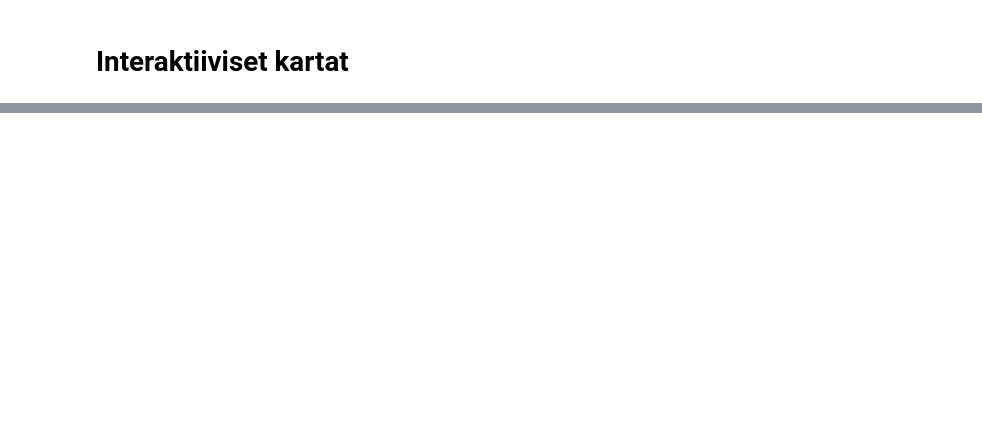
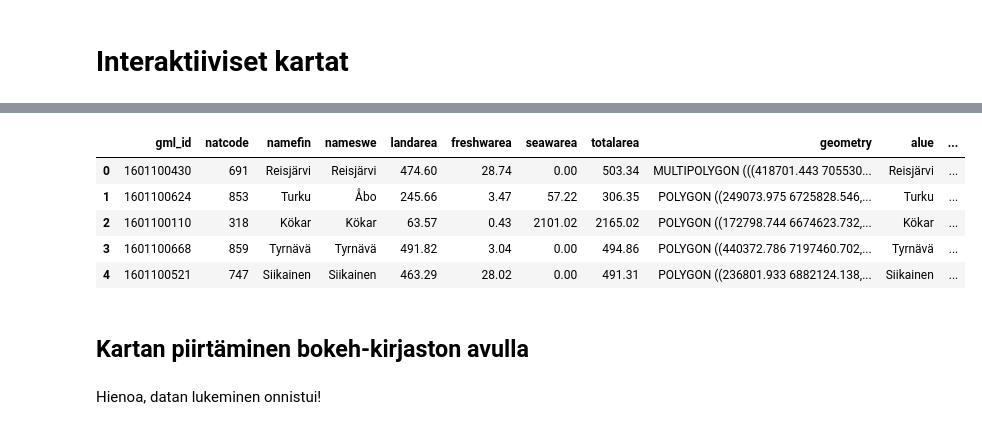
Before and after one commit to opendata-education/Maantiede, a Jupyter notebook: materiaali/harjoitukset/interaktiivinen_kartta.ipynb, the cells around one changed output, grey strips where cells are left out. Saved outputs shown, nothing was run; the diff lists cells and outputs as text; code cells hidden in the pictures; blank space fills up the shorter version.

```diff
--- a/materiaali/harjoitukset/interaktiivinen_kartta.ipynb
+++ b/materiaali/harjoitukset/interaktiivinen_kartta.ipynb
@@ -143,0 +32,6 @@ RuntimeError: Models must be owned by only a single document, Selection(id='1377
+# %%
+# Luetaan kuntien eläkeläistiedot sisältävä tiedosto pandasin read_csv()-funktiolla
+pensioners = pd.read_csv('../data/elakelaisten_osuus_2018_kuntajako_2020.csv')
+
+# Katsotaan, mitä tiedosto sisältää
+pensioners.head()
@@ -143,0 +45,17 @@ RuntimeError: Models must be owned by only a single document, Selection(id='1377
+# %%
+# Yhdistetään tiedot kaupunkien nimien perusteella
+data = cities.merge(pensioners, left_on='namefin', right_on='alue')
+
+# Katsotaan tulos
+data.head()
+# %% [output]
+|  | gml_id | natcode | namefin | nameswe | landarea | freshwarea | seawarea | totalarea | geometry | alue | ... |
+| 0 | 1601100430 | 691 | Reisjärvi | Reisjärvi | 474.60 | 28.74 | 0.00 | 503.34 | MULTIPOLYGON (((418701.443 705530... | Reisjärvi | ... |
+| 1 | 1601100624 | 853 | Turku | Åbo | 245.66 | 3.47 | 57.22 | 306.35 | POLYGON ((249073.975 6725828.546,... | Turku | ... |
+| 2 | 1601100110 | 318 | Kökar | Kökar | 63.57 | 0.43 | 2101.02 | 2165.02 | POLYGON ((172798.744 6674623.732,... | Kökar | ... |
+| 3 | 1601100668 | 859 | Tyrnävä | Tyrnävä | 491.82 | 3.04 | 0.00 | 494.86 | POLYGON ((440372.786 7197460.702,... | Tyrnävä | ... |
+| 4 | 1601100521 | 747 | Siikainen | Siikainen | 463.29 | 28.02 | 0.00 | 491.31 | POLYGON ((236801.933 6882124.138,... | Siikainen | ... |
+# %% [markdown]
+## Kartan piirtäminen bokeh-kirjaston avulla
+# %% [markdown]
+Hienoa, datan lukeminen onnistui!
```
Also changed, not shown: parts of 17 cells of this notebook, 3 other files.
